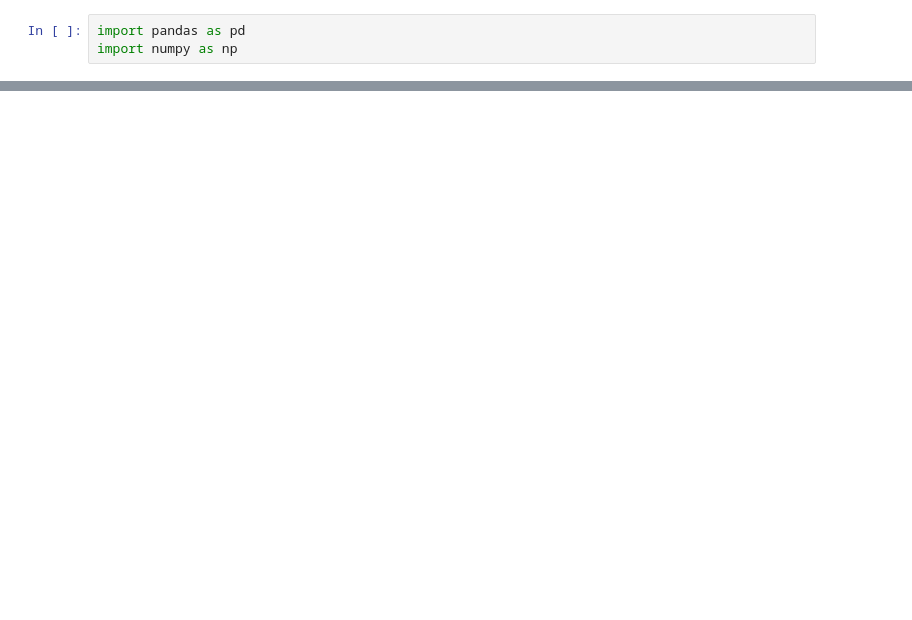
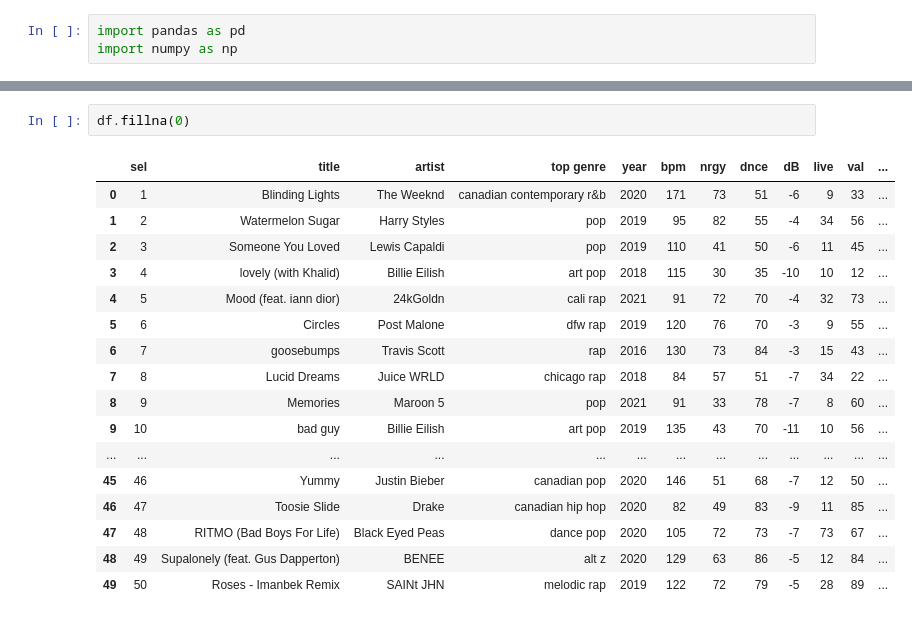
Before and after one commit to hallwack/pembelajaran-mesin, a Jupyter notebook: tugas-1/tugas-praktikum-1.ipynb, the cells around one changed output, grey strips where cells are left out. Saved outputs shown, nothing was run; the diff lists cells and outputs as text; blank space fills up the shorter version.

```diff
--- a/tugas-1/tugas-praktikum-1.ipynb
+++ b/tugas-1/tugas-praktikum-1.ipynb
@@ -30,0 +117,20 @@ df = pd.read_csv(path)
+# %%
+df.fillna(0)
+# %% [output]
+|  | sel | title | artist | top genre | year | bpm | nrgy | dnce | dB | live | val | ... |
+| 0 | 1 | Blinding Lights | The Weeknd | canadian contemporary r&b | 2020 | 171 | 73 | 51 | -6 | 9 | 33 | ... |
+| 1 | 2 | Watermelon Sugar | Harry Styles | pop | 2019 | 95 | 82 | 55 | -4 | 34 | 56 | ... |
+| 2 | 3 | Someone You Loved | Lewis Capaldi | pop | 2019 | 110 | 41 | 50 | -6 | 11 | 45 | ... |
+| 3 | 4 | lovely (with Khalid) | Billie Eilish | art pop | 2018 | 115 | 30 | 35 | -10 | 10 | 12 | ... |
+| 4 | 5 | Mood (feat. iann dior) | 24kGoldn | cali rap | 2021 | 91 | 72 | 70 | -4 | 32 | 73 | ... |
+| 5 | 6 | Circles | Post Malone | dfw rap | 2019 | 120 | 76 | 70 | -3 | 9 | 55 | ... |
+| 6 | 7 | goosebumps | Travis Scott | rap | 2016 | 130 | 73 | 84 | -3 | 15 | 43 | ... |
+| 7 | 8 | Lucid Dreams | Juice WRLD | chicago rap | 2018 | 84 | 57 | 51 | -7 | 34 | 22 | ... |
+| 8 | 9 | Memories | Maroon 5 | pop | 2021 | 91 | 33 | 78 | -7 | 8 | 60 | ... |
+| 9 | 10 | bad guy | Billie Eilish | art pop | 2019 | 135 | 43 | 70 | -11 | 10 | 56 | ... |
+| ... | ... | ... | ... | ... | ... | ... | ... | ... | ... | ... | ... | ... |
+| 45 | 46 | Yummy | Justin Bieber | canadian pop | 2020 | 146 | 51 | 68 | -7 | 12 | 50 | ... |
+| 46 | 47 | Toosie Slide | Drake | canadian hip hop | 2020 | 82 | 49 | 83 | -9 | 11 | 85 | ... |
+| 47 | 48 | RITMO (Bad Boys For Life) | Black Eyed Peas | dance pop | 2020 | 105 | 72 | 73 | -7 | 73 | 67 | ... |
+| 48 | 49 | Supalonely (feat. Gus Dapperton) | BENEE | alt z | 2020 | 129 | 63 | 86 | -5 | 12 | 84 | ... |
+| 49 | 50 | Roses - Imanbek Remix | SAINt JHN | melodic rap | 2019 | 122 | 72 | 79 | -5 | 28 | 89 | ... |
```
Also changed, not shown: parts of 12 cells of this notebook, 2 other files.
